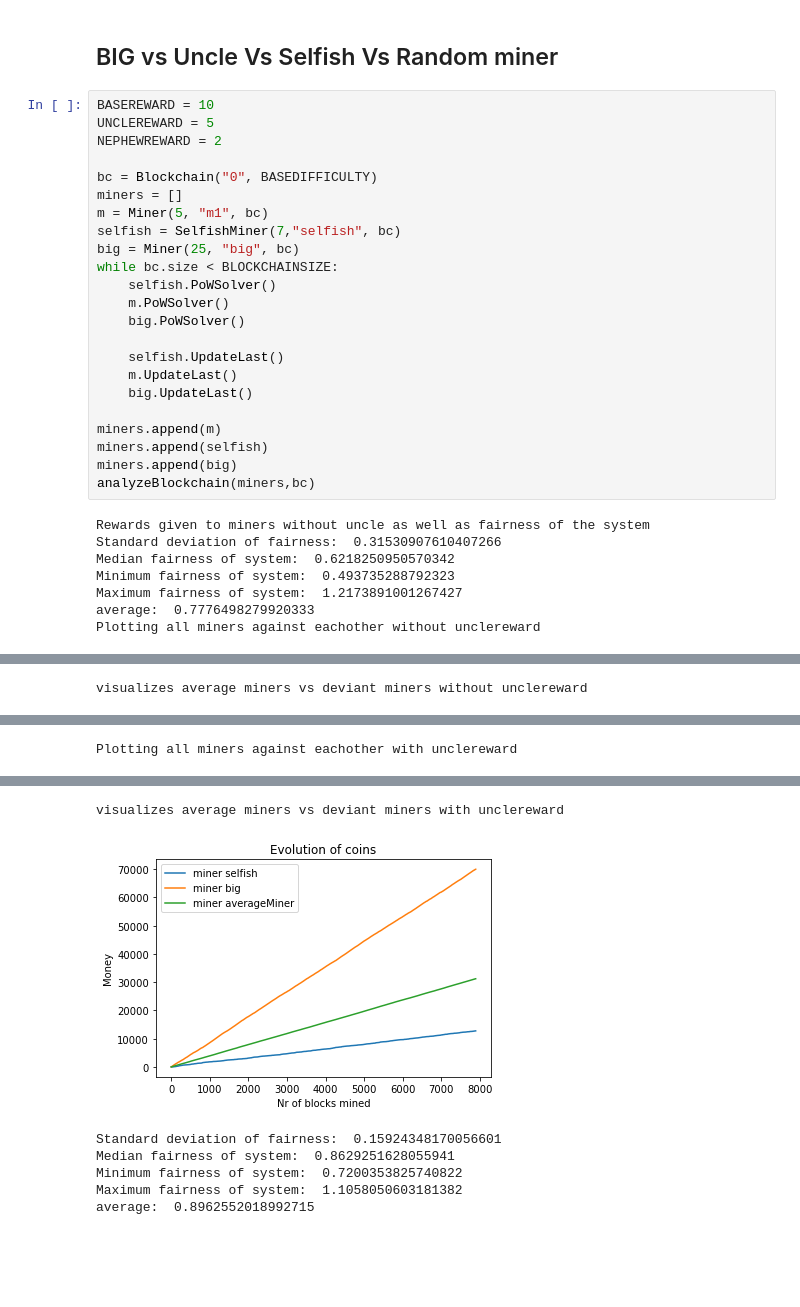
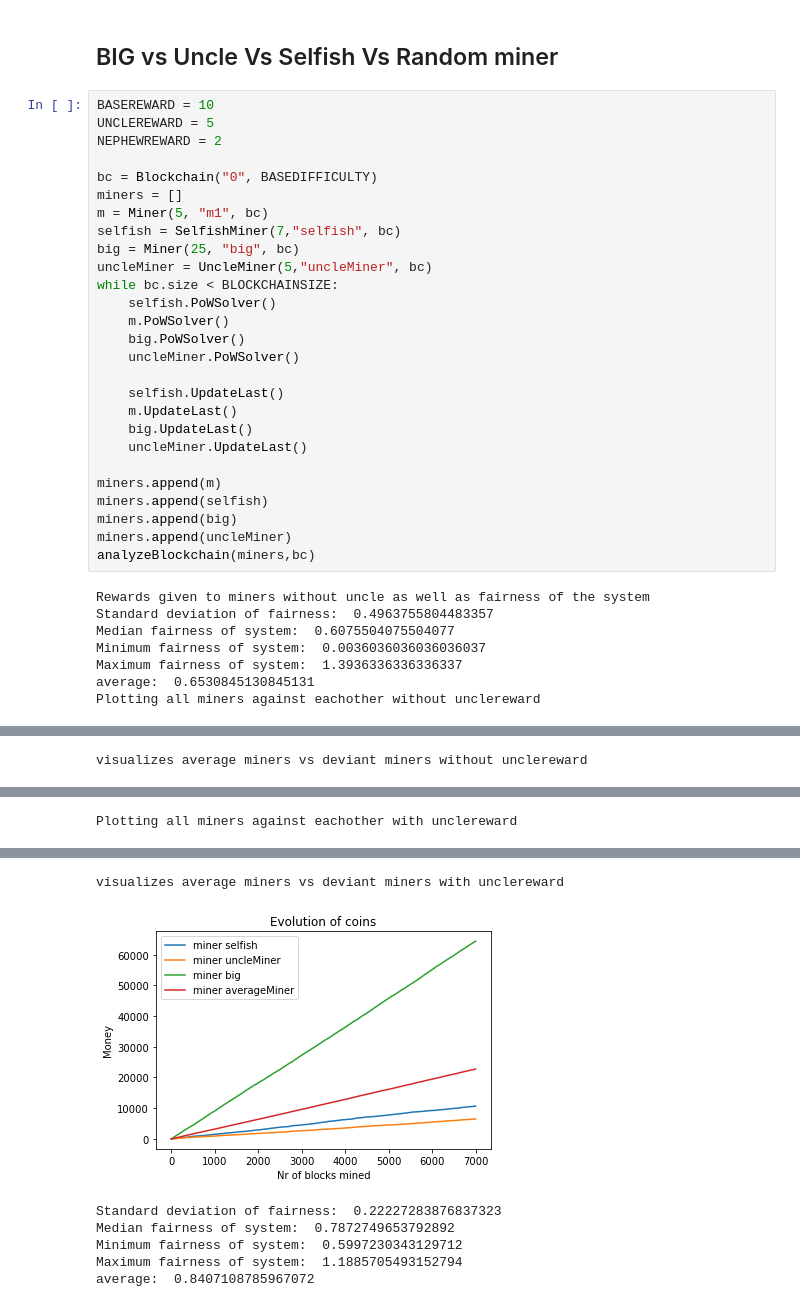
Before and after one commit to TTorgersen/dat650Project, a Jupyter notebook: uncle.ipynb, the cells around one changed output, grey strips where cells are left out. Saved outputs shown, nothing was run; the diff lists cells and outputs as text; blank space fills up the shorter version.

```diff
--- a/uncle.ipynb
+++ b/uncle.ipynb
@@ -895,24 +938,28 @@ miners = []
 m = Miner(5, "m1", bc)
 selfish = SelfishMiner(7,"selfish", bc)
 big = Miner(25, "big", bc)
+uncleMiner = UncleMiner(5,"uncleMiner", bc)
 while bc.size < BLOCKCHAINSIZE:
     selfish.PoWSolver()
     m.PoWSolver()
     big.PoWSolver()
+    uncleMiner.PoWSolver()
 
     selfish.UpdateLast()
     m.UpdateLast()
     big.UpdateLast()
+    uncleMiner.UpdateLast()
 
 miners.append(m)
 miners.append(selfish)
 miners.append(big)
+miners.append(uncleMiner)
 analyzeBlockchain(miners,bc)
 # %% [output]
 Rewards given to miners without uncle as well as fairness of the system
-Standard deviation of fairness:  0.31530907610407266
-Median fairness of system:  0.6218250950570342
-Minimum fairness of system:  0.493735288792323
-Maximum fairness of system:  1.2173891001267427
-average:  0.7776498279920333
+Standard deviation of fairness:  0.4963755804483357
+Median fairness of system:  0.6075504075504077
+Minimum fairness of system:  0.0036036036036036037
+Maximum fairness of system:  1.3936336336336337
+average:  0.6530845130845131
 Plotting all miners against eachother without unclereward
@@ -924,7 +971,7 @@ Plotting all miners against eachother with unclereward
 visualizes average miners vs deviant miners with unclereward
-[figure, old version]
+[figure, new version]
-Standard deviation of fairness:  0.15924348170056601
-Median fairness of system:  0.8629251628055941
-Minimum fairness of system:  0.7200353825740822
-Maximum fairness of system:  1.1058050603181382
-average:  0.8962552018992715
+Standard deviation of fairness:  0.22227283876837323
+Median fairness of system:  0.7872749653792892
+Minimum fairness of system:  0.5997230343129712
+Maximum fairness of system:  1.1885705493152794
+average:  0.8407108785967072
```
Also changed, not shown: parts of 9 cells of this notebook.
